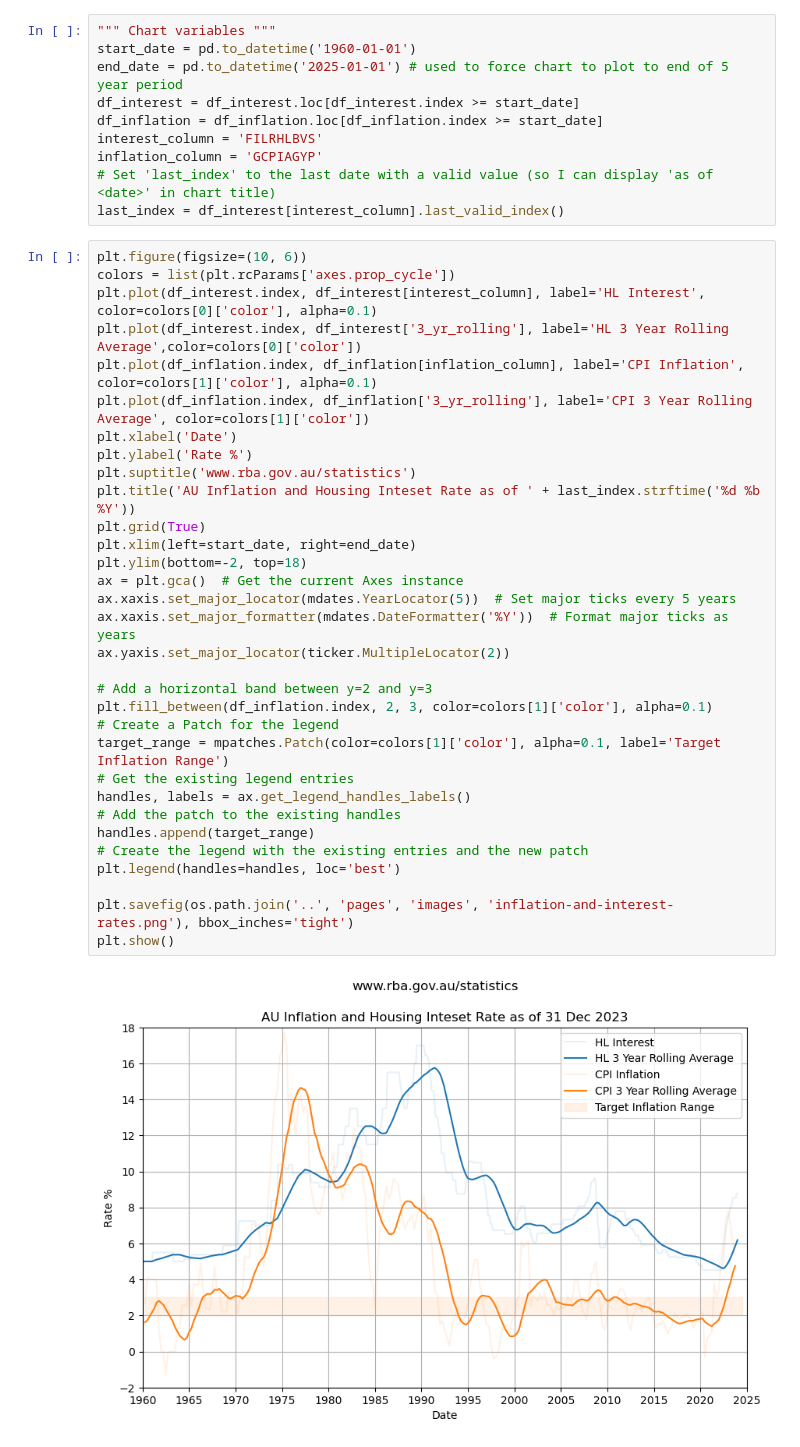
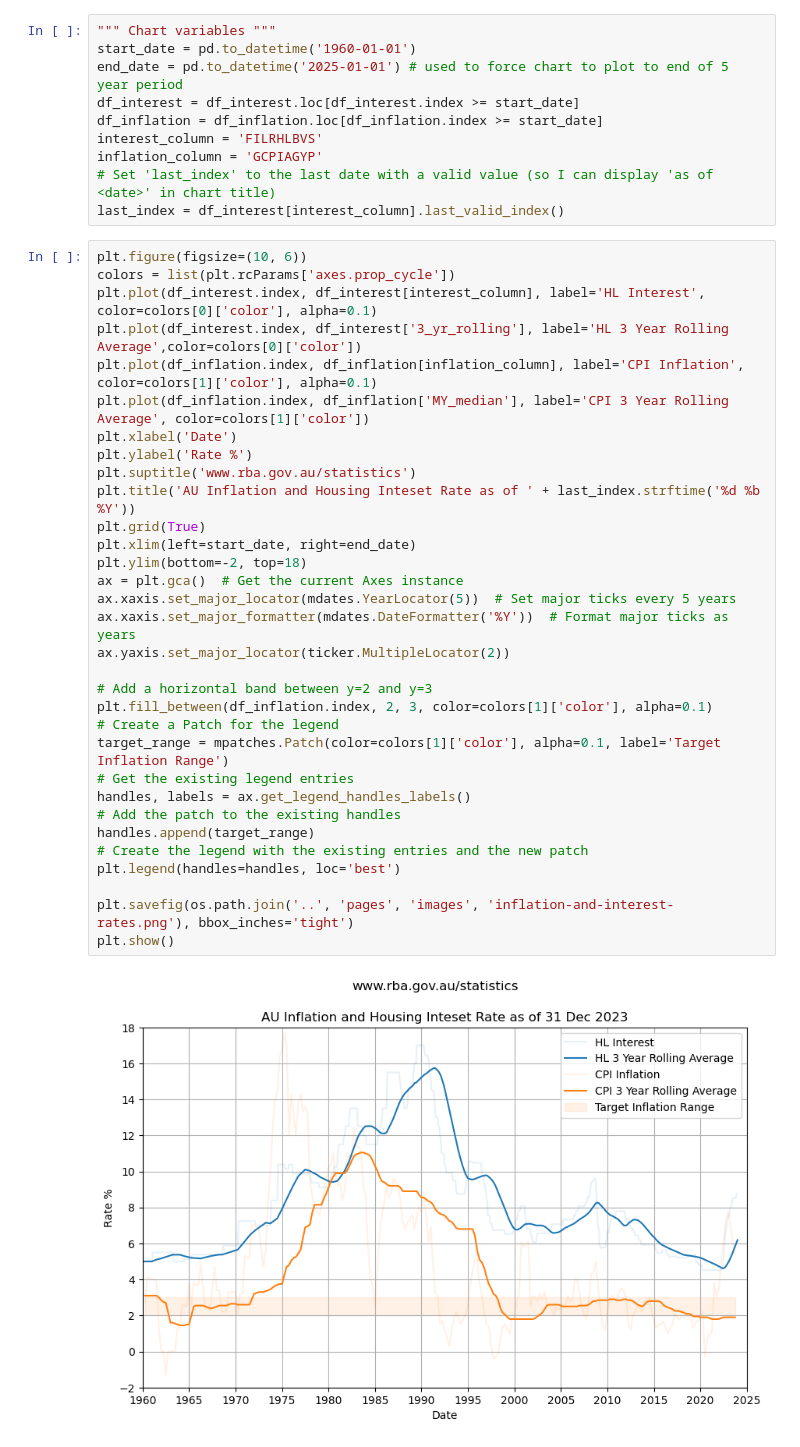
Before and after one commit to mikejonestechno/investment-analytics, a Jupyter notebook: notebooks/inflation-and-interest-rates.ipynb, the cells around one changed output. Drawn from its saved outputs; the diff is of its cells as text.

```diff
--- a/notebooks/inflation-and-interest-rates.ipynb
+++ b/notebooks/inflation-and-interest-rates.ipynb
@@ -25,32 +25,32 @@ plt.figure(figsize=(10, 6))
 colors = list(plt.rcParams['axes.prop_cycle'])
 plt.plot(df_interest.index, df_interest[interest_column], label='HL Interest', color=colors[0]['color'], alpha=0.1)
 plt.plot(df_interest.index, df_interest['3_yr_rolling'], label='HL 3 Year Rolling Average',color=colors[0]['color'])
 plt.plot(df_inflation.index, df_inflation[inflation_column], label='CPI Inflation', color=colors[1]['color'], alpha=0.1)
-plt.plot(df_inflation.index, df_inflation['3_yr_rolling'], label='CPI 3 Year Rolling Average', color=colors[1]['color'])
+plt.plot(df_inflation.index, df_inflation['MY_median'], label='CPI 3 Year Rolling Average', color=colors[1]['color'])
 plt.xlabel('Date')
 plt.ylabel('Rate %')
 plt.suptitle('www.rba.gov.au/statistics')
 plt.title('AU Inflation and Housing Inteset Rate as of ' + last_index.strftime('%d %b %Y'))
 plt.grid(True)
 plt.xlim(left=start_date, right=end_date)
 plt.ylim(bottom=-2, top=18)
 ax = plt.gca()  # Get the current Axes instance
 ax.xaxis.set_major_locator(mdates.YearLocator(5))  # Set major ticks every 5 years
 ax.xaxis.set_major_formatter(mdates.DateFormatter('%Y'))  # Format major ticks as years
 ax.yaxis.set_major_locator(ticker.MultipleLocator(2))
 
 # Add a horizontal band between y=2 and y=3
 plt.fill_between(df_inflation.index, 2, 3, color=colors[1]['color'], alpha=0.1)
 # Create a Patch for the legend
 target_range = mpatches.Patch(color=colors[1]['color'], alpha=0.1, label='Target Inflation Range')
 # Get the existing legend entries
 handles, labels = ax.get_legend_handles_labels()
 # Add the patch to the existing handles
 handles.append(target_range)
 # Create the legend with the existing entries and the new patch
 plt.legend(handles=handles, loc='best')
 
 plt.savefig(os.path.join('..', 'pages', 'images', 'inflation-and-interest-rates.png'), bbox_inches='tight')
 plt.show()
 # %% [output]
-[figure, old version]
+[figure, new version]
```
Also changed, not shown: 12 other files.
